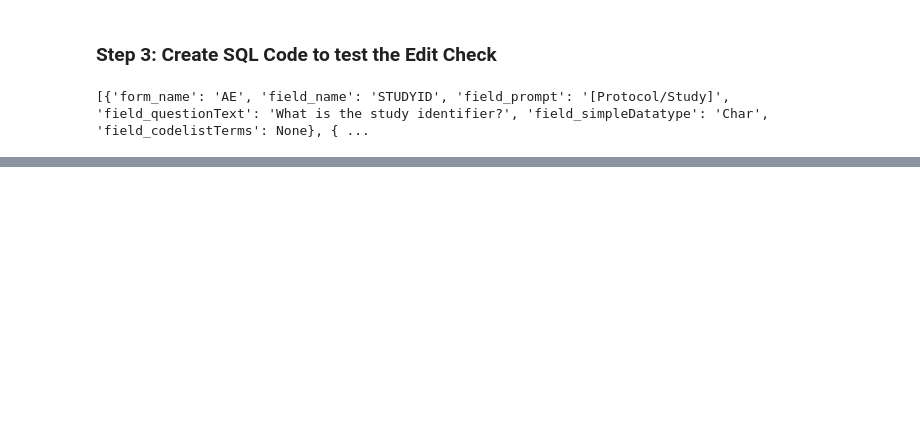
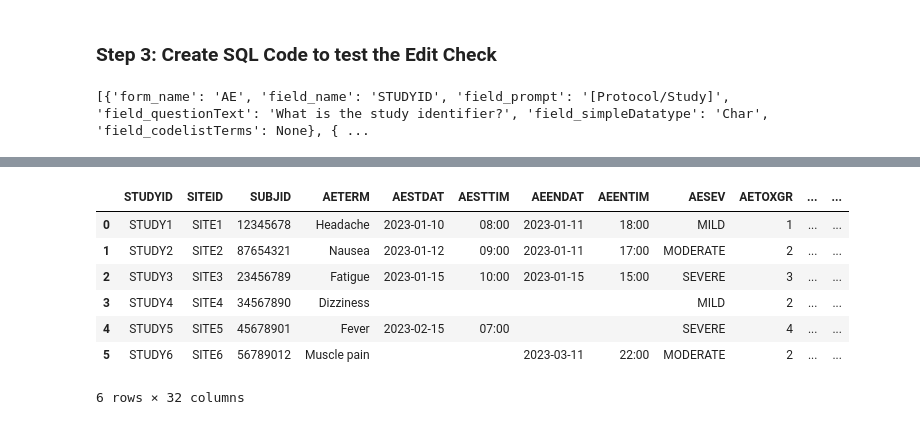
Before and after one commit to conrad-kurowski/scdm_workshop_2024, a Jupyter notebook: edit_check_activity.ipynb, the cells around one changed output, grey strips where cells are left out. Saved outputs shown, nothing was run; the diff lists cells and outputs as text; code cells hidden in the pictures; blank space fills up the shorter version.

```diff
--- a/edit_check_activity.ipynb
+++ b/edit_check_activity.ipynb
@@ -300,0 +372,18 @@ WHERE AE.AEENDAT < AE.AESTDAT;
+# %%
+response = client.chat.completions.create(
+    model = deployment_name,
+    messages = [
+        {"role": "system", "content": "You are a helpful assistant. "},
+        {"role": "user", "content": [
+            {
+                "type": "text",
+                "text": create_dataset_prompt
+            }
+        ] }
+    ],
+
+)
+
+print(response.choices[0].message.content)
+
+dataset = response.choices[0].message.content
@@ -300,0 +408,26 @@ WHERE AE.AEENDAT < AE.AESTDAT;
+# %%
+# extract the response and cast to a dictionary
+dataset = response.choices[0].message.content
+dataset = ast.literal_eval(dataset)
+
+# temp store for dataframes
+df_l = []
+
+# for each output dataset in our dict
+for key in dataset.keys():
+
+    # get the values and create a dataframe from it, append to our temp store
+    values = dataset.get(key)
+    df = pd.DataFrame(values)
+    df_l.append(df)
+
+df_l[0].head(n = 10)
+# %% [output]
+|  | STUDYID | SITEID | SUBJID | AETERM | AESTDAT | AESTTIM | AEENDAT | AEENTIM | AESEV | AETOXGR | ... | ... |
+| 0 | STUDY1 | SITE1 | 12345678 | Headache | 2023-01-10 | 08:00 | 2023-01-11 | 18:00 | MILD | 1 | ... | ... |
+| 1 | STUDY2 | SITE2 | 87654321 | Nausea | 2023-01-12 | 09:00 | 2023-01-11 | 17:00 | MODERATE | 2 | ... | ... |
+| 2 | STUDY3 | SITE3 | 23456789 | Fatigue | 2023-01-15 | 10:00 | 2023-01-15 | 15:00 | SEVERE | 3 | ... | ... |
+| 3 | STUDY4 | SITE4 | 34567890 | Dizziness |  |  |  |  | MILD | 2 | ... | ... |
+| 4 | STUDY5 | SITE5 | 45678901 | Fever | 2023-02-15 | 07:00 |  |  | SEVERE | 4 | ... | ... |
+| 5 | STUDY6 | SITE6 | 56789012 | Muscle pain |  |  | 2023-03-11 | 22:00 | MODERATE | 2 | ... | ... |
+6 rows × 32 columns
```
Also changed, not shown: parts of 7 cells of this notebook.
